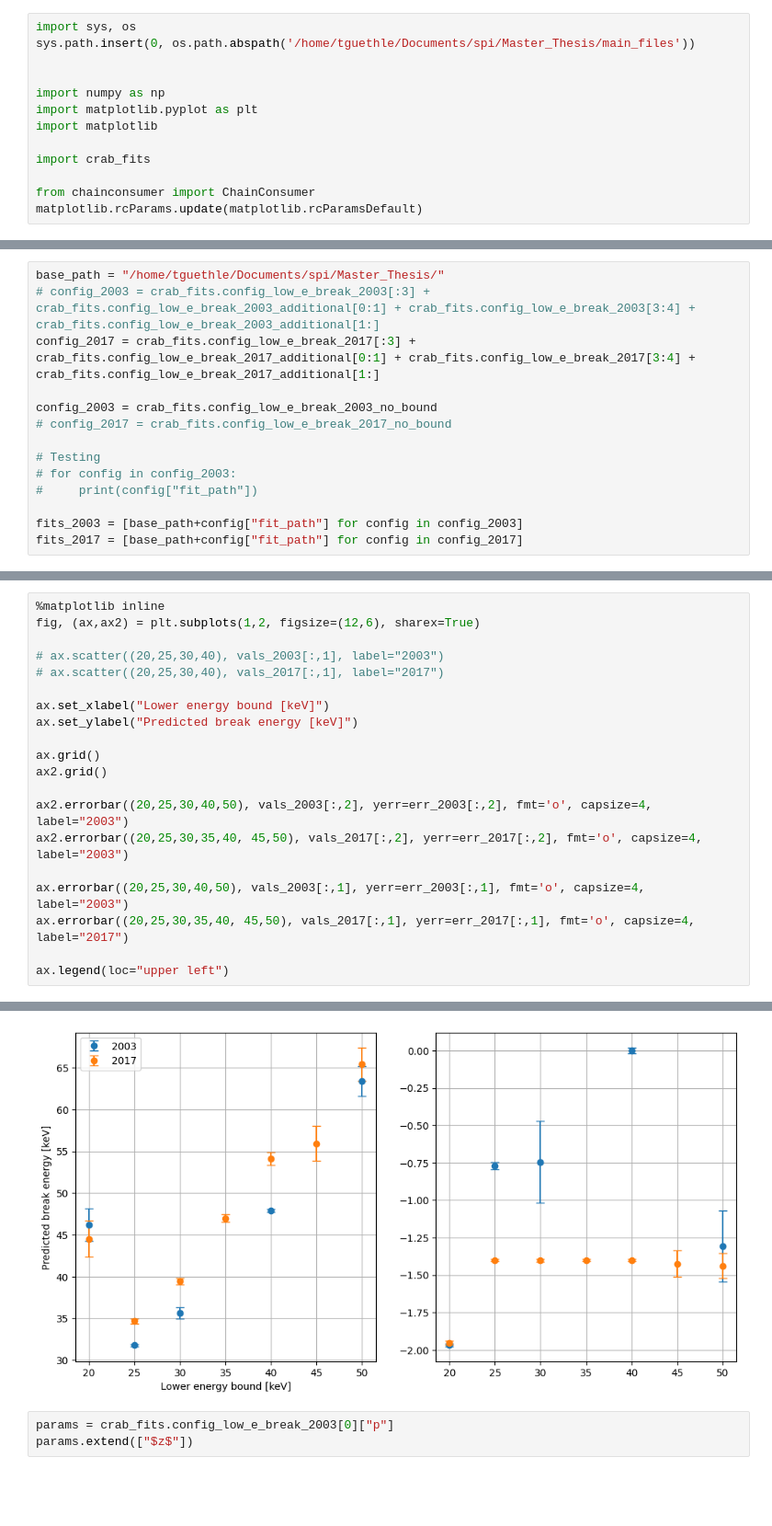
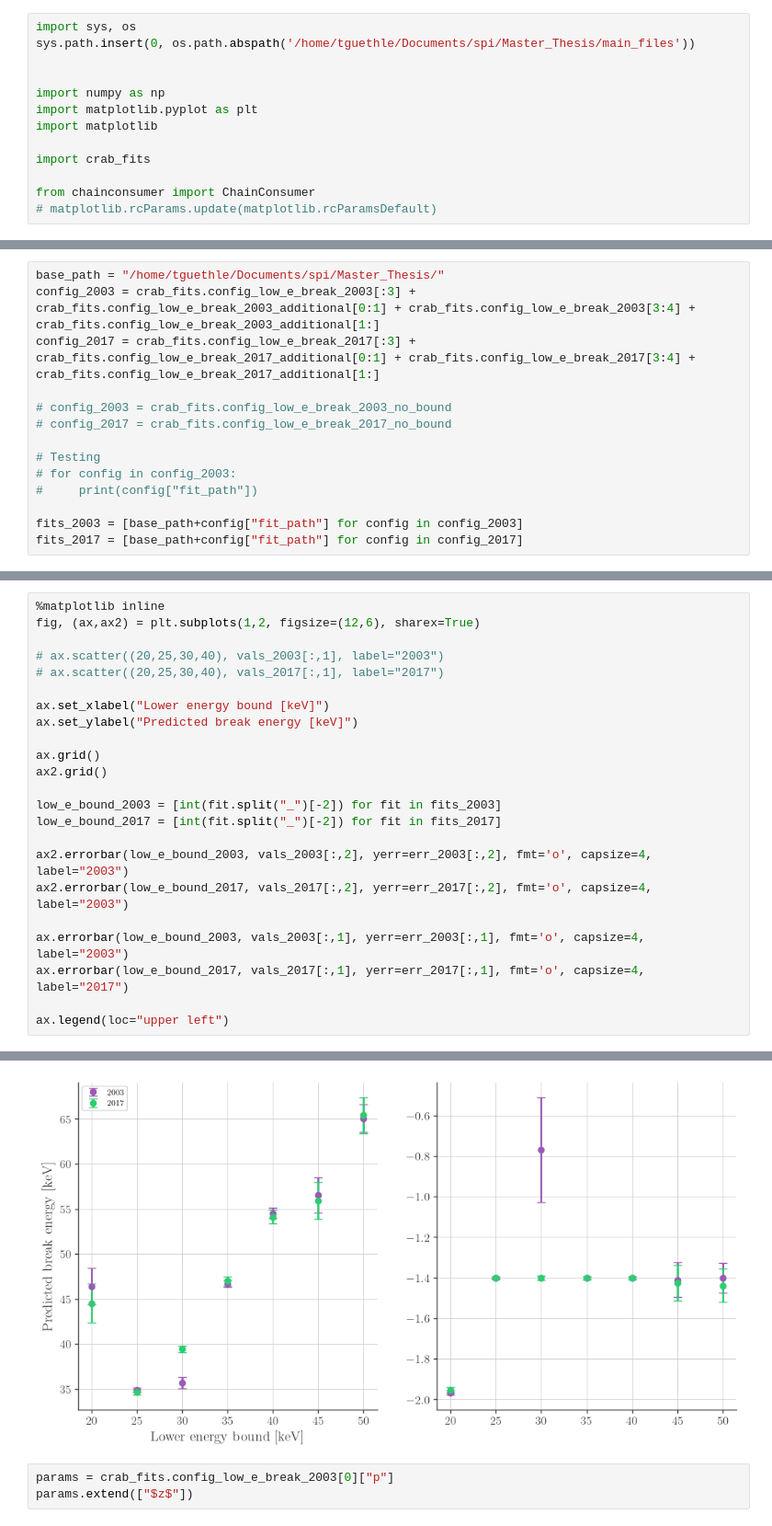
Before and after one commit to timmguthle/INTEGRAL-SPI, a Jupyter notebook: main_files/crab_19/low_energy_fit.ipynb, the cells around one changed output, grey strips where cells are left out. Shown at 92% size. Saved outputs shown, nothing was run; the diff lists cells and outputs as text; blank space fills up the shorter version.

```diff
--- a/main_files/crab_19/low_energy_fit.ipynb
+++ b/main_files/crab_19/low_energy_fit.ipynb
@@ -10,5 +10,5 @@ import matplotlib
 import crab_fits
 
 from chainconsumer import ChainConsumer
-matplotlib.rcParams.update(matplotlib.rcParamsDefault)
+# matplotlib.rcParams.update(matplotlib.rcParamsDefault)
 # %% [output]
@@ -35,10 +35,10 @@ Using the irfs that are valid between 09/02/19 09:59:57 and 10/05/27 12:45:00 (Y
 Using the irfs that are valid between 10/05/27 12:45:00 and present (YY/MM/DD HH:MM:SS)
 # %%
 base_path = "/home/tguethle/Documents/spi/Master_Thesis/"
-# config_2003 = crab_fits.config_low_e_break_2003[:3] + crab_fits.config_low_e_break_2003_additional[0:1] + crab_fits.config_low_e_break_2003[3:4] + crab_fits.config_low_e_break_2003_additional[1:]
+config_2003 = crab_fits.config_low_e_break_2003[:3] + crab_fits.config_low_e_break_2003_additional[0:1] + crab_fits.config_low_e_break_2003[3:4] + crab_fits.config_low_e_break_2003_additional[1:]
 config_2017 = crab_fits.config_low_e_break_2017[:3] + crab_fits.config_low_e_break_2017_additional[0:1] + crab_fits.config_low_e_break_2017[3:4] + crab_fits.config_low_e_break_2017_additional[1:]
 
-config_2003 = crab_fits.config_low_e_break_2003_no_bound
+# config_2003 = crab_fits.config_low_e_break_2003_no_bound
 # config_2017 = crab_fits.config_low_e_break_2017_no_bound
 
 # Testing
@@ -63,26 +63,29 @@ print(fits_2003)
 # %%
 %matplotlib inline
 fig, (ax,ax2) = plt.subplots(1,2, figsize=(12,6), sharex=True)
 
 # ax.scatter((20,25,30,40), vals_2003[:,1], label="2003")
 # ax.scatter((20,25,30,40), vals_2017[:,1], label="2017")
 
 ax.set_xlabel("Lower energy bound [keV]")
 ax.set_ylabel("Predicted break energy [keV]")
 
 ax.grid()
 ax2.grid()
 
-ax2.errorbar((20,25,30,40,50), vals_2003[:,2], yerr=err_2003[:,2], fmt='o', capsize=4, label="2003")
-ax2.errorbar((20,25,30,35,40, 45,50), vals_2017[:,2], yerr=err_2017[:,2], fmt='o', capsize=4, label="2003")
+low_e_bound_2003 = [int(fit.split("_")[-2]) for fit in fits_2003]
+low_e_bound_2017 = [int(fit.split("_")[-2]) for fit in fits_2017]
 
-ax.errorbar((20,25,30,40,50), vals_2003[:,1], yerr=err_2003[:,1], fmt='o', capsize=4, label="2003")
-ax.errorbar((20,25,30,35,40, 45,50), vals_2017[:,1], yerr=err_2017[:,1], fmt='o', capsize=4, label="2017")
+ax2.errorbar(low_e_bound_2003, vals_2003[:,2], yerr=err_2003[:,2], fmt='o', capsize=4, label="2003")
+ax2.errorbar(low_e_bound_2017, vals_2017[:,2], yerr=err_2017[:,2], fmt='o', capsize=4, label="2003")
+
+ax.errorbar(low_e_bound_2003, vals_2003[:,1], yerr=err_2003[:,1], fmt='o', capsize=4, label="2003")
+ax.errorbar(low_e_bound_2017, vals_2017[:,1], yerr=err_2017[:,1], fmt='o', capsize=4, label="2017")
 
 ax.legend(loc="upper left")
 # %% [output]
 <matplotlib.legend.Legend at 0x...>
-[figure, old version]
+[figure, new version]
 # %%
 params = crab_fits.config_low_e_break_2003[0]["p"]
 params.extend(["$z$"])
```
Also changed, not shown: parts of 6 cells of this notebook, 31 other files.
